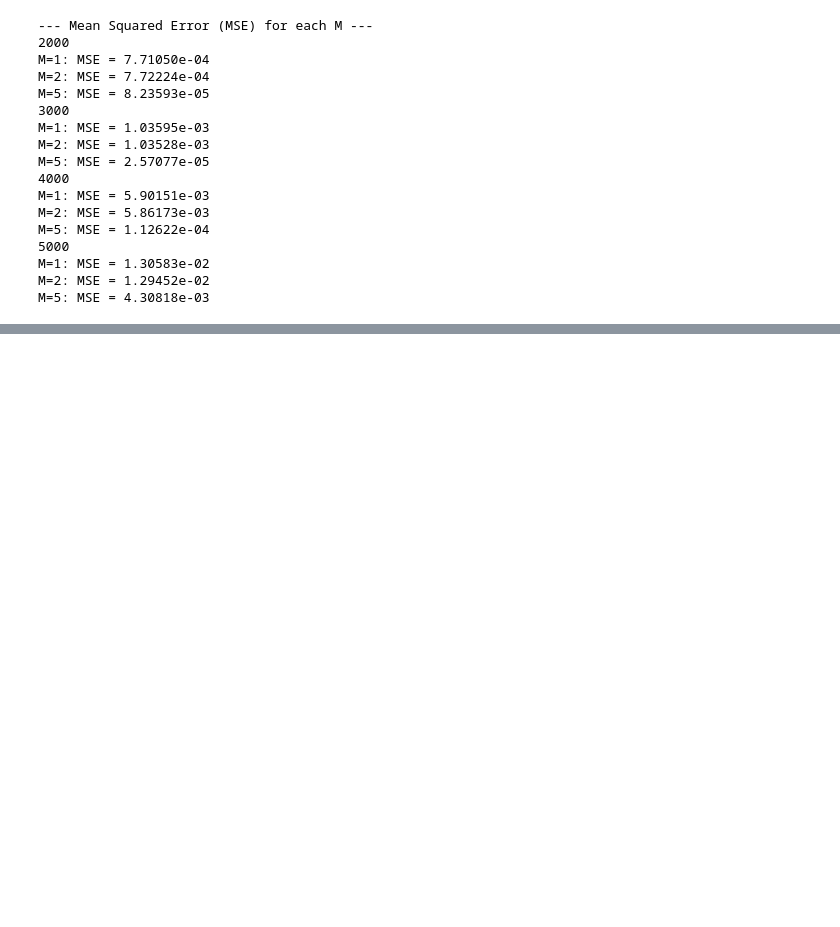
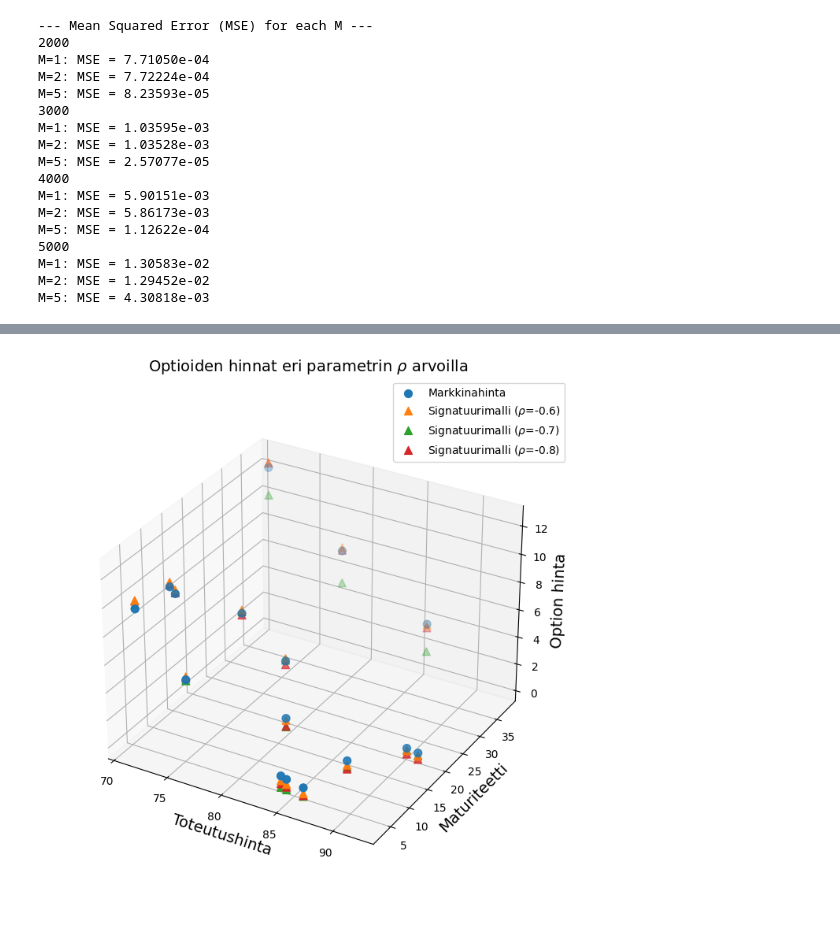
Before and after one commit to OtsoHelminen/SignatureModels, a Jupyter notebook: SigRegress.ipynb, the cells around one changed output, grey strips where cells are left out. Drawn from its saved outputs; the diff is of its cells as text; code cells hidden in the pictures; blank space fills up the shorter version.

```diff
--- a/SigRegress.ipynb
+++ b/SigRegress.ipynb
@@ -733,0 +944,18 @@ plt.show()
+# %%
+for i in range(len(rho)):
+    test_predictions = []
+    for _, row in test_data.iterrows():
+        K = row["strike"]
+        T = int(row["time_to_maturity"])
+        price = mc_call_price(
+            K,
+            f_opt[rho[i]],
+            signatures_test[T],
+            S0,
+            r,
+            bpath_end_test[T],
+            bpath_end_perp_test[T]
+        )
+        test_predictions.append(price)
+    label = f"model_price_{i}"
+    test_data[label] = test_predictions
@@ -733,0 +996,43 @@ plt.show()
+# %%
+fig = plt.figure(figsize=(12, 7), layout="constrained")
+ax = fig.add_subplot(111, projection='3d')
+
+# Market option prices
+ax.scatter(
+    test_data["strike"],
+    test_data["time_to_maturity"],
+    test_data["mid"],
+    label="Markkinahinta",
+    marker="o",
+    s=50
+)
+
+# Model option prices for each rho
+for i in range(len(rho)):
+    ax.scatter(
+        test_data["strike"],
+        test_data["time_to_maturity"],
+        test_data[f"model_price_{i}"],
+        label=fr"Signatuurimalli ($\rho$={rho[i]})",
+        marker="^",
+        s=50,
+    )
+
+ax.set_xlabel("Toteutushinta", fontsize=14)
+ax.set_ylabel("Maturiteetti", fontsize=14)
+ax.set_zlabel("Option hinta", fontsize=14)
+
+ax.set_title(r"Optioiden hinnat eri parametrin $\rho$ arvoilla", fontsize=14)
+ax.legend()
+ax.set_box_aspect(None, zoom=0.9)
+
+fig.subplots_adjust(
+    left=0.05,
+    right=0.85,
+    bottom=0.05,
+    top=0.92
+)
+
+plt.show()
+# %% [output]
+[figure, added]
```
Also changed, not shown: parts of 7 cells of this notebook, 1 other file.
